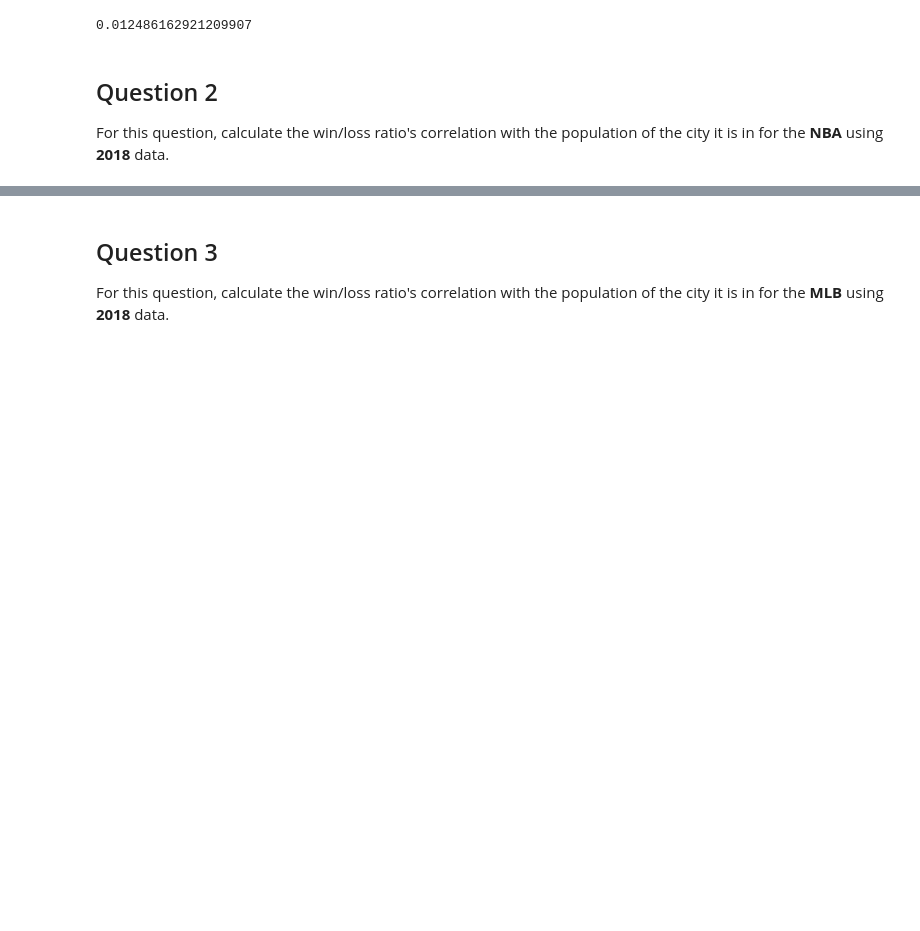
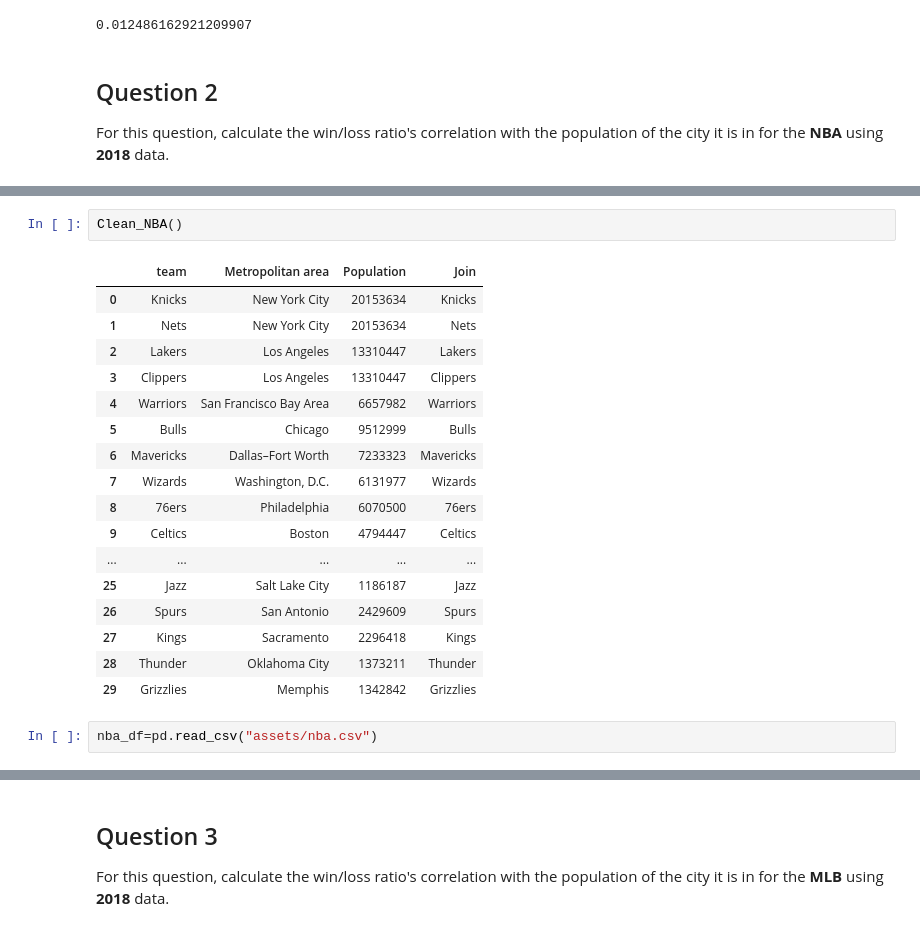
Before and after one commit to luke-limpert/PythonDataAnalysis_FinalAssignment, a Jupyter notebook: Assignment 4.ipynb, the cells around one changed output, grey strips where cells are left out. Cells and saved outputs as stored; diff of their text form; blank space fills up the shorter version.

```diff
--- a/Assignment 4.ipynb
+++ b/Assignment 4.ipynb
@@ -156,0 +206,22 @@ For this question, calculate the win/loss ratio's correlation with the populatio
+# %%
+Clean_NBA()
+# %% [output]
+|  | team | Metropolitan area | Population | Join |
+| 0 | Knicks | New York City | 20153634 | Knicks |
+| 1 | Nets | New York City | 20153634 | Nets |
+| 2 | Lakers | Los Angeles | 13310447 | Lakers |
+| 3 | Clippers | Los Angeles | 13310447 | Clippers |
+| 4 | Warriors | San Francisco Bay Area | 6657982 | Warriors |
+| 5 | Bulls | Chicago | 9512999 | Bulls |
+| 6 | Mavericks | Dallas–Fort Worth | 7233323 | Mavericks |
+| 7 | Wizards | Washington, D.C. | 6131977 | Wizards |
+| 8 | 76ers | Philadelphia | 6070500 | 76ers |
+| 9 | Celtics | Boston | 4794447 | Celtics |
+| ... | ... | ... | ... | ... |
+| 25 | Jazz | Salt Lake City | 1186187 | Jazz |
+| 26 | Spurs | San Antonio | 2429609 | Spurs |
+| 27 | Kings | Sacramento | 2296418 | Kings |
+| 28 | Thunder | Oklahoma City | 1373211 | Thunder |
+| 29 | Grizzlies | Memphis | 1342842 | Grizzlies |
+# %%
+nba_df=pd.read_csv("assets/nba.csv")
```
Also changed, not shown: parts of 5 cells of this notebook, 1 other file.
